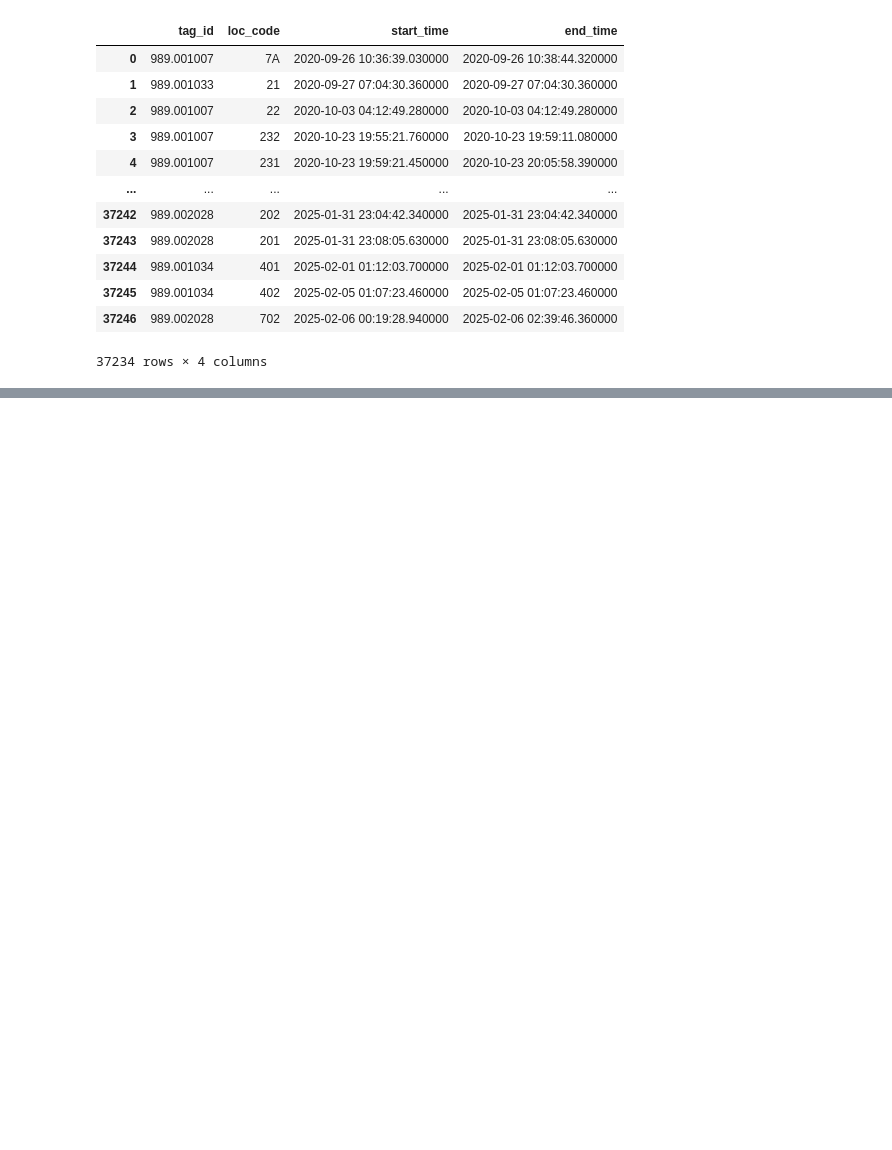
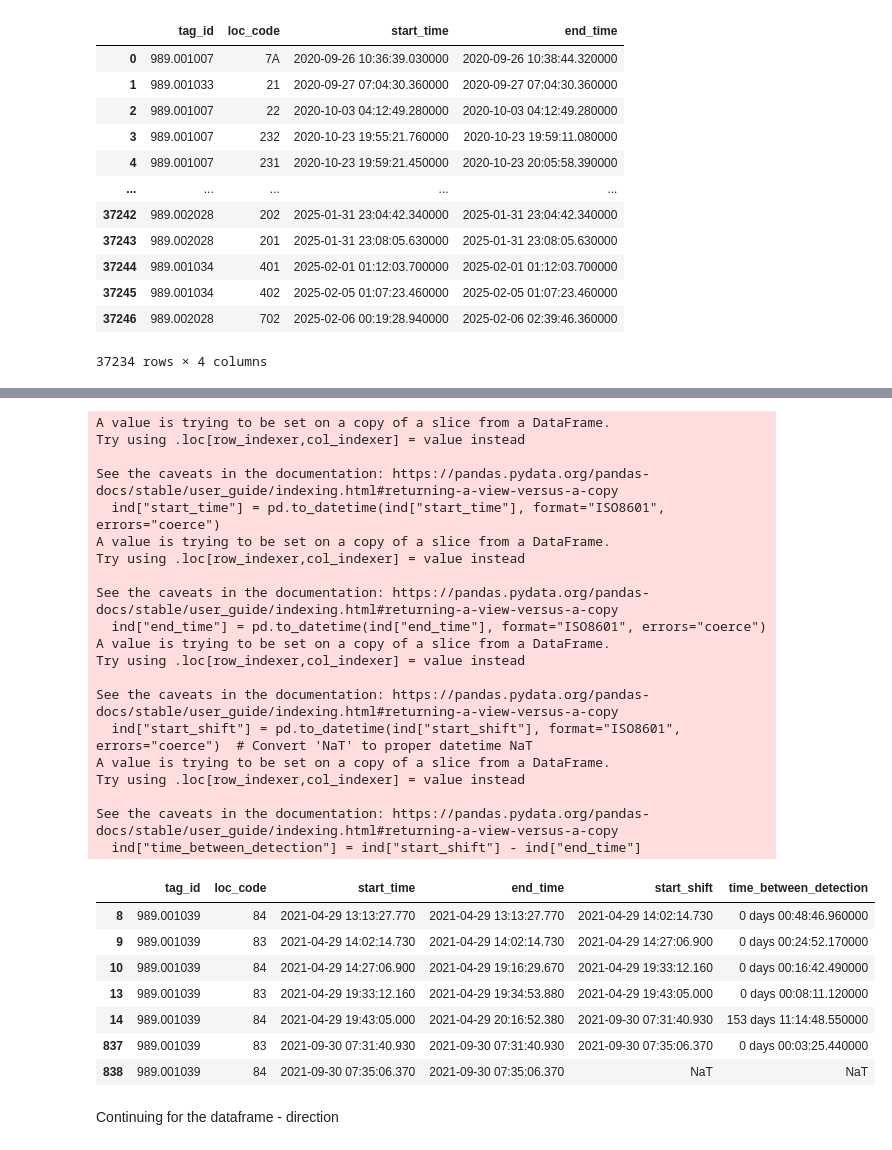
Before and after one commit to riyaeliza123/PIT-detection-patterns, a Jupyter notebook: time_between_detections.ipynb, the cells around one changed output, grey strips where cells are left out. Drawn from its saved outputs; the diff is of its cells as text; code cells hidden in the pictures; blank space fills up the shorter version.

Commit message:
time piece complete

```diff
--- a/time_between_detections.ipynb
+++ b/time_between_detections.ipynb
@@ -1,7 +1,7 @@
 # %%
 import pandas as pd
 # %%
-dwell_loc = pd.read_csv("data/loc_code_detection_patterns_new.csv")
+dwell_loc = pd.read_csv("data/loc_code_detection_patterns.csv")
 # %%
 direction = dwell_loc[['tag_id', 'loc_code', 'start_time', 'end_time']]
 direction = direction[direction['loc_code']!='3M'].replace('60','61') # remove 3M, 60 and 61 are the same-so replace
@@ -45,0 +25,3 @@ print(sequence_data)
+# %%
+ind = direction[direction['tag_id'] == 989.001038869832]
+ind
@@ -45,0 +37,3 @@ print(sequence_data)
+# %%
+ind["start_shift"] = ind["start_time"].shift(-1)
+ind
@@ -45,0 +54,39 @@ print(sequence_data)
+# %%
+ind["start_time"] = pd.to_datetime(ind["start_time"], format="ISO8601", errors="coerce")
+ind["end_time"] = pd.to_datetime(ind["end_time"], format="ISO8601", errors="coerce")
+ind["start_shift"] = pd.to_datetime(ind["start_shift"], format="ISO8601", errors="coerce")  # Convert 'NaT' to proper datetime NaT
+
+ind["time_between_detection"] = ind["start_shift"] - ind["end_time"]
+
+ind
+# %% [output]
+A value is trying to be set on a copy of a slice from a DataFrame.
+Try using .loc[row_indexer,col_indexer] = value instead
+
+See the caveats in the documentation: https://pandas.pydata.org/pandas-docs/stable/user_guide/indexing.html#returning-a-view-versus-a-copy
+  ind["start_time"] = pd.to_datetime(ind["start_time"], format="ISO8601", errors="coerce")
+A value is trying to be set on a copy of a slice from a DataFrame.
+Try using .loc[row_indexer,col_indexer] = value instead
+
+See the caveats in the documentation: https://pandas.pydata.org/pandas-docs/stable/user_guide/indexing.html#returning-a-view-versus-a-copy
+  ind["end_time"] = pd.to_datetime(ind["end_time"], format="ISO8601", errors="coerce")
+A value is trying to be set on a copy of a slice from a DataFrame.
+Try using .loc[row_indexer,col_indexer] = value instead
+
+See the caveats in the documentation: https://pandas.pydata.org/pandas-docs/stable/user_guide/indexing.html#returning-a-view-versus-a-copy
+  ind["start_shift"] = pd.to_datetime(ind["start_shift"], format="ISO8601", errors="coerce")  # Convert 'NaT' to proper datetime NaT
+A value is trying to be set on a copy of a slice from a DataFrame.
+Try using .loc[row_indexer,col_indexer] = value instead
+
+See the caveats in the documentation: https://pandas.pydata.org/pandas-docs/stable/user_guide/indexing.html#returning-a-view-versus-a-copy
+  ind["time_between_detection"] = ind["start_shift"] - ind["end_time"]
+|  | tag_id | loc_code | start_time | end_time | start_shift | time_between_detection |
+| 8 | 989.001039 | 84 | 2021-04-29 13:13:27.770 | 2021-04-29 13:13:27.770 | 2021-04-29 14:02:14.730 | 0 days 00:48:46.960000 |
+| 9 | 989.001039 | 83 | 2021-04-29 14:02:14.730 | 2021-04-29 14:02:14.730 | 2021-04-29 14:27:06.900 | 0 days 00:24:52.170000 |
+| 10 | 989.001039 | 84 | 2021-04-29 14:27:06.900 | 2021-04-29 19:16:29.670 | 2021-04-29 19:33:12.160 | 0 days 00:16:42.490000 |
+| 13 | 989.001039 | 83 | 2021-04-29 19:33:12.160 | 2021-04-29 19:34:53.880 | 2021-04-29 19:43:05.000 | 0 days 00:08:11.120000 |
+| 14 | 989.001039 | 84 | 2021-04-29 19:43:05.000 | 2021-04-29 20:16:52.380 | 2021-09-30 07:31:40.930 | 153 days 11:14:48.550000 |
+| 837 | 989.001039 | 83 | 2021-09-30 07:31:40.930 | 2021-09-30 07:31:40.930 | 2021-09-30 07:35:06.370 | 0 days 00:03:25.440000 |
+| 838 | 989.001039 | 84 | 2021-09-30 07:35:06.370 | 2021-09-30 07:35:06.370 | NaT | NaT |
+# %% [markdown]
+Continuing for the dataframe - direction
```
Also changed, not shown: parts of 6 cells of this notebook, 1 other file.
